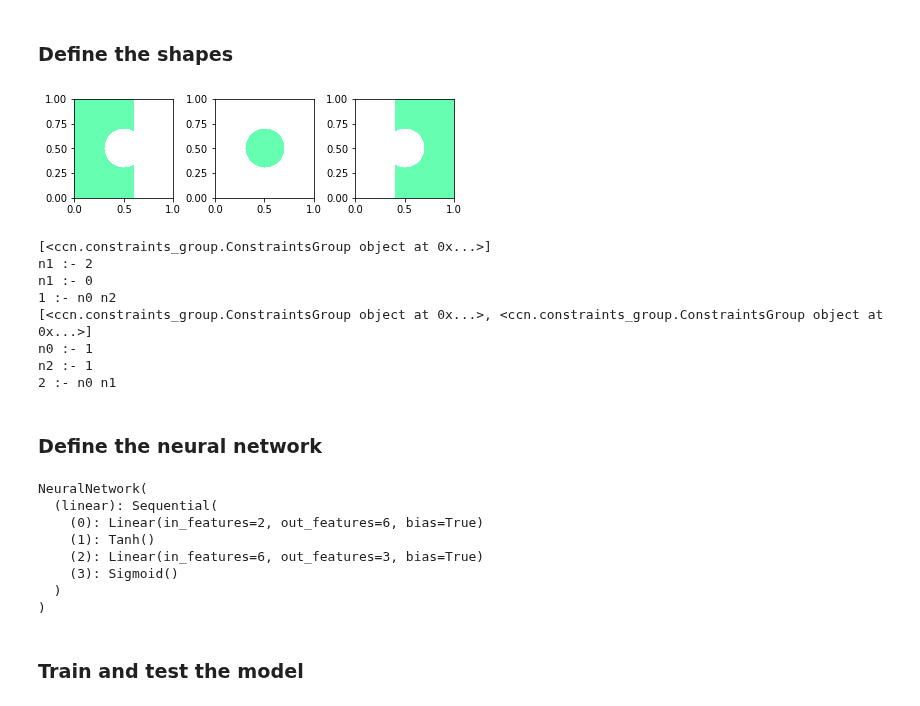
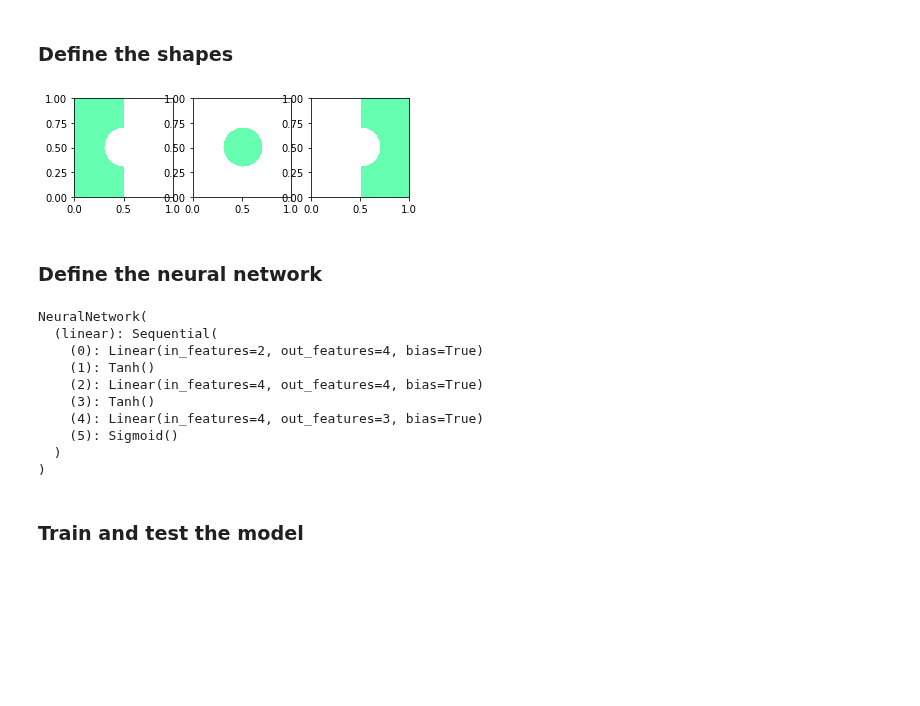
Before and after one commit to atatomir/CCN, a Jupyter notebook: experiments/MidCircle.ipynb, the cells around one changed output. Saved outputs shown, nothing was run; the diff lists cells and outputs as text; code cells hidden in the pictures; blank space fills up the shorter version.

```diff
--- a/experiments/MidCircle.ipynb
+++ b/experiments/MidCircle.ipynb
@@ -15,36 +15,22 @@ cuda
 # %% [markdown]
 ### Define the shapes
 # %%
-h1 = HalfPlane(1, 0, -0.6)
-h2 = HalfPlane(-1, 0, 0.4)
+h1 = HalfPlane(1, 0, -0.5)
+h2 = -h1
 circle = Circle(0.5, 0.5, 0.20)
 shapes = [h1 & -circle, circle, h2 & -circle]
 
 fig, ax = plt.subplots(1, len(shapes))
-fig.tight_layout()
 for i, shape in enumerate(shapes):
   shape.plot(ax[i], full=True)
 plt.show()
 
-constraints1 = ClausesGroup([Clause('n0 n1'), Clause('n1 n2'), Clause('0 1 2')]).stratify('katz')
-constraints2 = ClausesGroup([Clause('n0 n1'), Clause('n1 n2'), Clause('0 1 2')]).stratify('rev-katz')
-
-print(constraints1)
-print(constraints1[0])
-
-print(constraints2)
-print(constraints2[0])
-print(constraints2[1])
+constraints = [
+  ConstraintsGroup([Constraint('n0 :- 1')]),
+  ConstraintsGroup([Constraint('n2 :- 1'), Constraint('2 :- n0 n1')])
+]
 # %% [output]
-[figure, old version]
+[figure, new version]
-[<ccn.constraints_group.ConstraintsGroup object at 0x...>]
-n1 :- 2
-n1 :- 0
-1 :- n0 n2
-[<ccn.constraints_group.ConstraintsGroup object at 0x...>, <ccn.constraints_group.ConstraintsGroup object at 0x...>]
-n0 :- 1
-n2 :- 1
-2 :- n0 n1
 # %% [markdown]
 ### Define the neural network
 # %%
@@ -52,9 +38,11 @@ class NeuralNetwork(nn.Module):
     def __init__(self):
         super(NeuralNetwork, self).__init__()
         self.linear = nn.Sequential(
-            nn.Linear(2, 6),
+            nn.Linear(2, 4),
             nn.Tanh(),
-            nn.Linear(6, 3),
+            nn.Linear(4, 4),
+            nn.Tanh(),
+            nn.Linear(4, 3),
             nn.Sigmoid()
         )
 
@@ -67,10 +55,12 @@ print(model)
 # %% [output]
 NeuralNetwork(
   (linear): Sequential(
-    (0): Linear(in_features=2, out_features=6, bias=True)
+    (0): Linear(in_features=2, out_features=4, bias=True)
     (1): Tanh()
-    (2): Linear(in_features=6, out_features=3, bias=True)
-    (3): Sigmoid()
+    (2): Linear(in_features=4, out_features=4, bias=True)
+    (3): Tanh()
+    (4): Linear(in_features=4, out_features=3, bias=True)
+    (5): Sigmoid()
   )
 )
 # %% [markdown]
```
Also changed, not shown: parts of 5 cells of this notebook, 28 other files.
